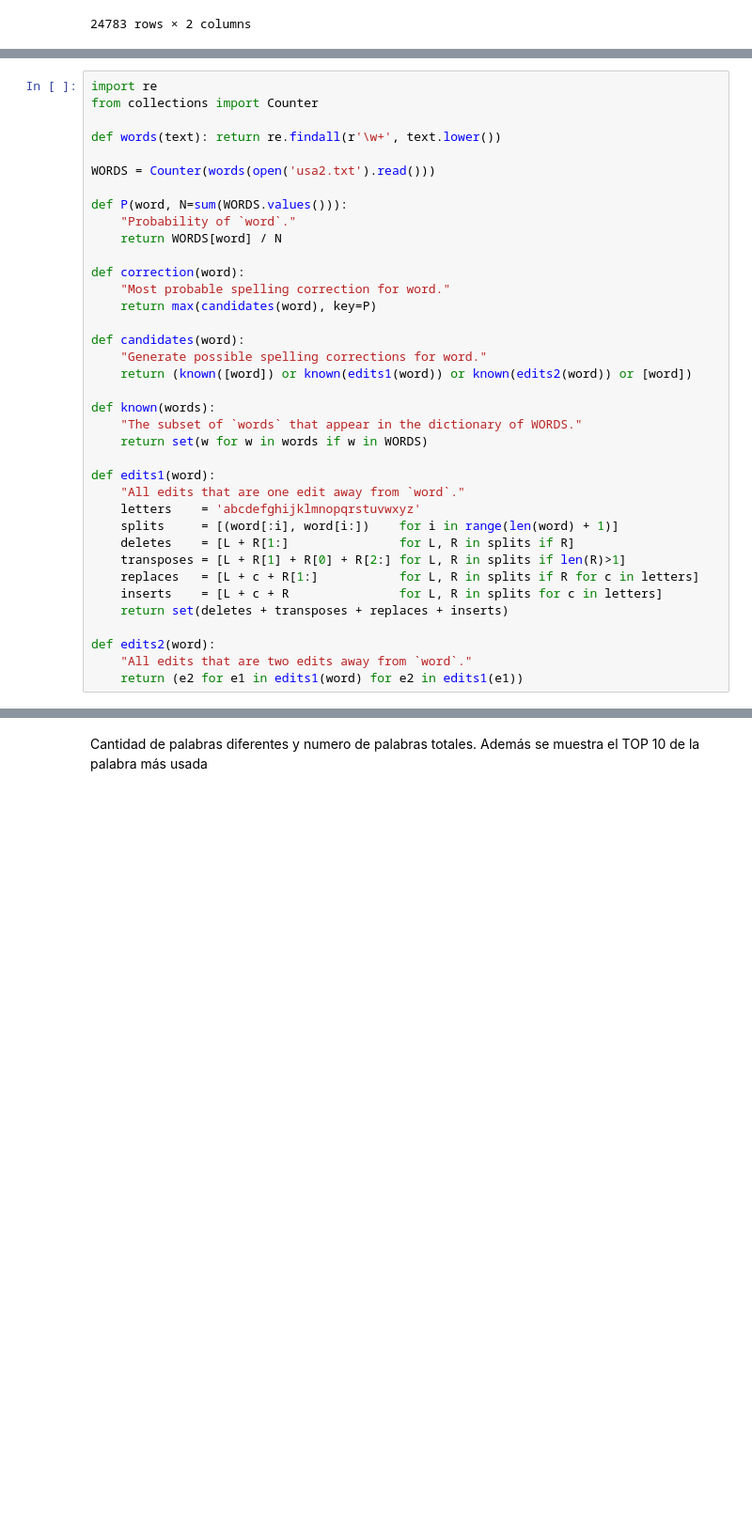
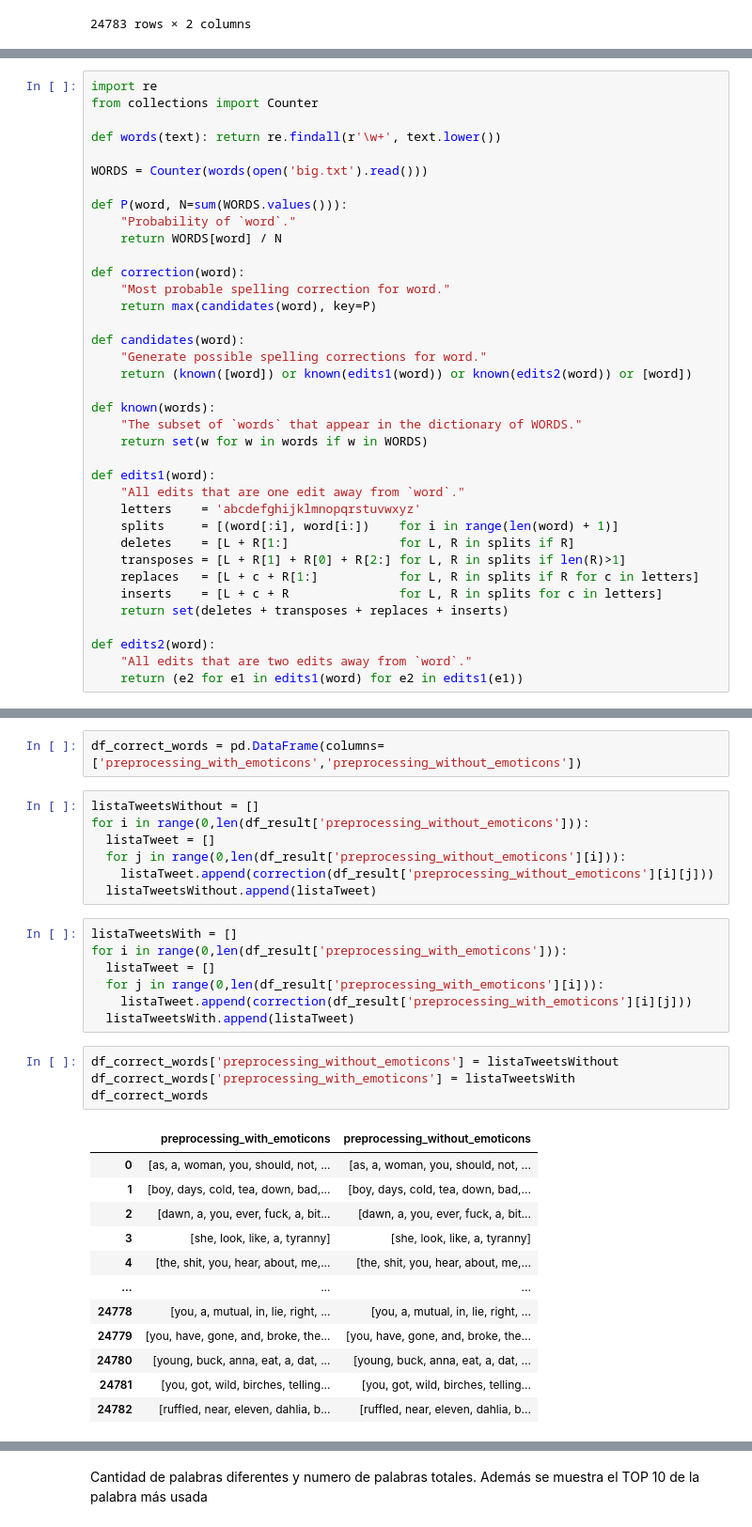
Before and after one commit to sergiobm3/ESI_MachineLearning, a Jupyter notebook: SSJ_Task2_Natural_Language_Processing.ipynb, the cells around one changed output, grey strips where cells are left out. Shown at 94% size. Saved outputs shown, nothing was run; the diff lists cells and outputs as text; blank space fills up the shorter version.

```diff
--- a/SSJ_Task2_Natural_Language_Processing.ipynb
+++ b/SSJ_Task2_Natural_Language_Processing.ipynb
@@ -276,7 +284,7 @@ from collections import Counter
 
 def words(text): return re.findall(r'\w+', text.lower())
 
-WORDS = Counter(words(open('usa2.txt').read()))
+WORDS = Counter(words(open('big.txt').read()))
 
 def P(word, N=sum(WORDS.values())):
     "Probability of `word`."
@@ -311,0 +318,33 @@ correction('nigg')
+# %%
+df_correct_words = pd.DataFrame(columns=['preprocessing_with_emoticons','preprocessing_without_emoticons'])
+# %%
+listaTweetsWithout = []
+for i in range(0,len(df_result['preprocessing_without_emoticons'])):
+  listaTweet = []
+  for j in range(0,len(df_result['preprocessing_without_emoticons'][i])):
+    listaTweet.append(correction(df_result['preprocessing_without_emoticons'][i][j]))
+  listaTweetsWithout.append(listaTweet)
+# %%
+listaTweetsWith = []
+for i in range(0,len(df_result['preprocessing_with_emoticons'])):
+  listaTweet = []
+  for j in range(0,len(df_result['preprocessing_with_emoticons'][i])):
+    listaTweet.append(correction(df_result['preprocessing_with_emoticons'][i][j]))
+  listaTweetsWith.append(listaTweet)
+# %%
+df_correct_words['preprocessing_without_emoticons'] = listaTweetsWithout
+df_correct_words['preprocessing_with_emoticons'] = listaTweetsWith
+df_correct_words
+# %% [output]
+|  | preprocessing_with_emoticons | preprocessing_without_emoticons |
+| 0 | [as, a, woman, you, should, not, ... | [as, a, woman, you, should, not, ... |
+| 1 | [boy, days, cold, tea, down, bad,... | [boy, days, cold, tea, down, bad,... |
+| 2 | [dawn, a, you, ever, fuck, a, bit... | [dawn, a, you, ever, fuck, a, bit... |
+| 3 | [she, look, like, a, tyranny] | [she, look, like, a, tyranny] |
+| 4 | [the, shit, you, hear, about, me,... | [the, shit, you, hear, about, me,... |
+| ... | ... | ... |
+| 24778 | [you, a, mutual, in, lie, right, ... | [you, a, mutual, in, lie, right, ... |
+| 24779 | [you, have, gone, and, broke, the... | [you, have, gone, and, broke, the... |
+| 24780 | [young, buck, anna, eat, a, dat, ... | [young, buck, anna, eat, a, dat, ... |
+| 24781 | [you, got, wild, birches, telling... | [you, got, wild, birches, telling... |
+| 24782 | [ruffled, near, eleven, dahlia, b... | [ruffled, near, eleven, dahlia, b... |
```
Also changed, not shown: parts of 9 cells of this notebook.
